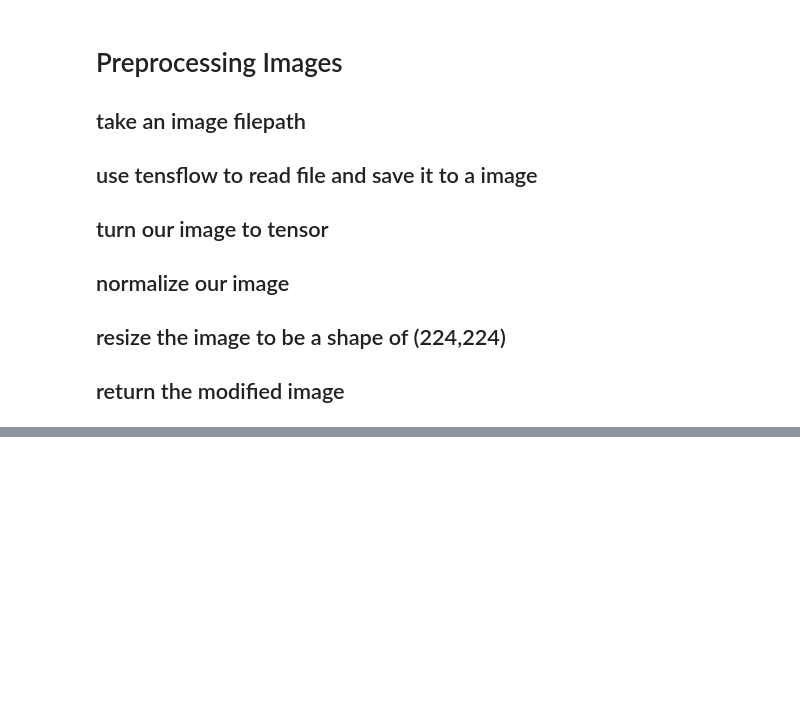
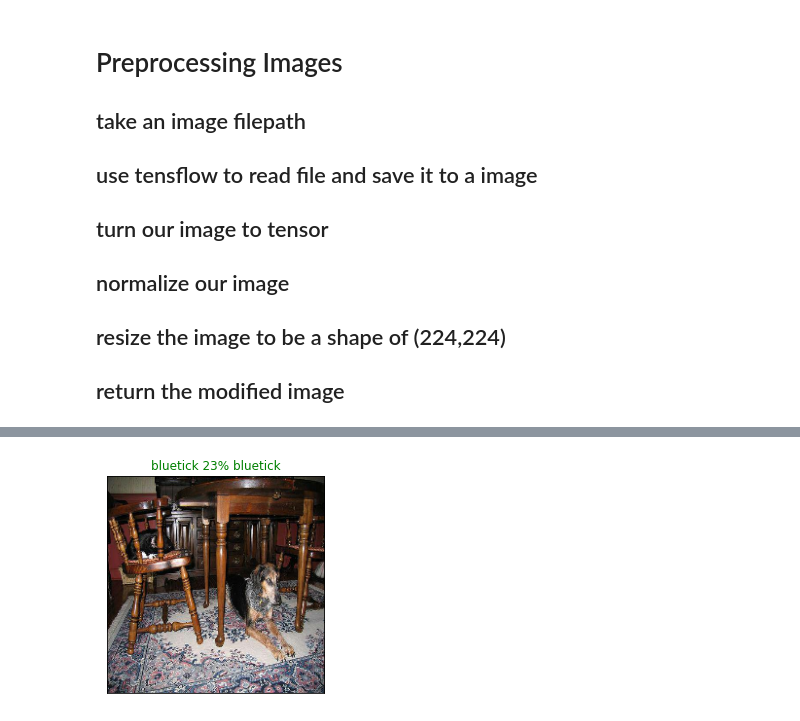
Before and after one commit to deepchokshi/DogBreed-Identification, a Jupyter notebook: dogbreed_identification.ipynb, the cells around one changed output, grey strips where cells are left out. Cells and saved outputs as stored; diff of their text form; code cells hidden in the pictures; blank space fills up the shorter version.

```diff
--- a/dogbreed_identification.ipynb
+++ b/dogbreed_identification.ipynb
@@ -148,0 +280,47 @@ NameError: name 'x_train' is not defined
+# %%
+# Create a function to unbatch a batched dataset
+def unbatchify(data):
+  """
+  Takes a batched dataset of (image, label) Tensors and returns separate arrays
+  of images and labels.
+  """
+  images = []
+  labels = []
+  # Loop through unbatched data
+  for image, label in data.unbatch().as_numpy_iterator():
+    images.append(image)
+    labels.append(unique_breeds[np.argmax(label)])
+  return images, labels
+
+# Unbatchify the validation data
+val_images, val_labels = unbatchify(valid_data)
+# %%
+import matplotlib.pyplot as plt
+def plot_pred(prediction_probabilities, labels, images, n=1):
+  """
+  View the prediction, ground truth label and image for sample n.
+  """
+  pred_prob, true_label, image = prediction_probabilities[n], labels[n], images[n]
+
+  # Get the pred label
+  pred_label = get_pred_label(pred_prob)
+
+  # Plot image & remove ticks
+  plt.imshow(image)
+  plt.xticks([])
+  plt.yticks([])
+
+  # Change the color of the title depending on if the prediction is right or wrong
+  if pred_label == true_label:
+    color = "green"
+  else:
+    color = "red"
+
+  plt.title("{} {:2.0f}% {}".format(pred_label,
+                                      np.max(pred_prob)*100,
+                                      true_label),
+                                      color=color)
+# %%
+plot_pred(predictions, val_labels, val_images, 3)
+# %% [output]
+[figure, added]
```
Also changed, not shown: parts of 17 cells of this notebook.
